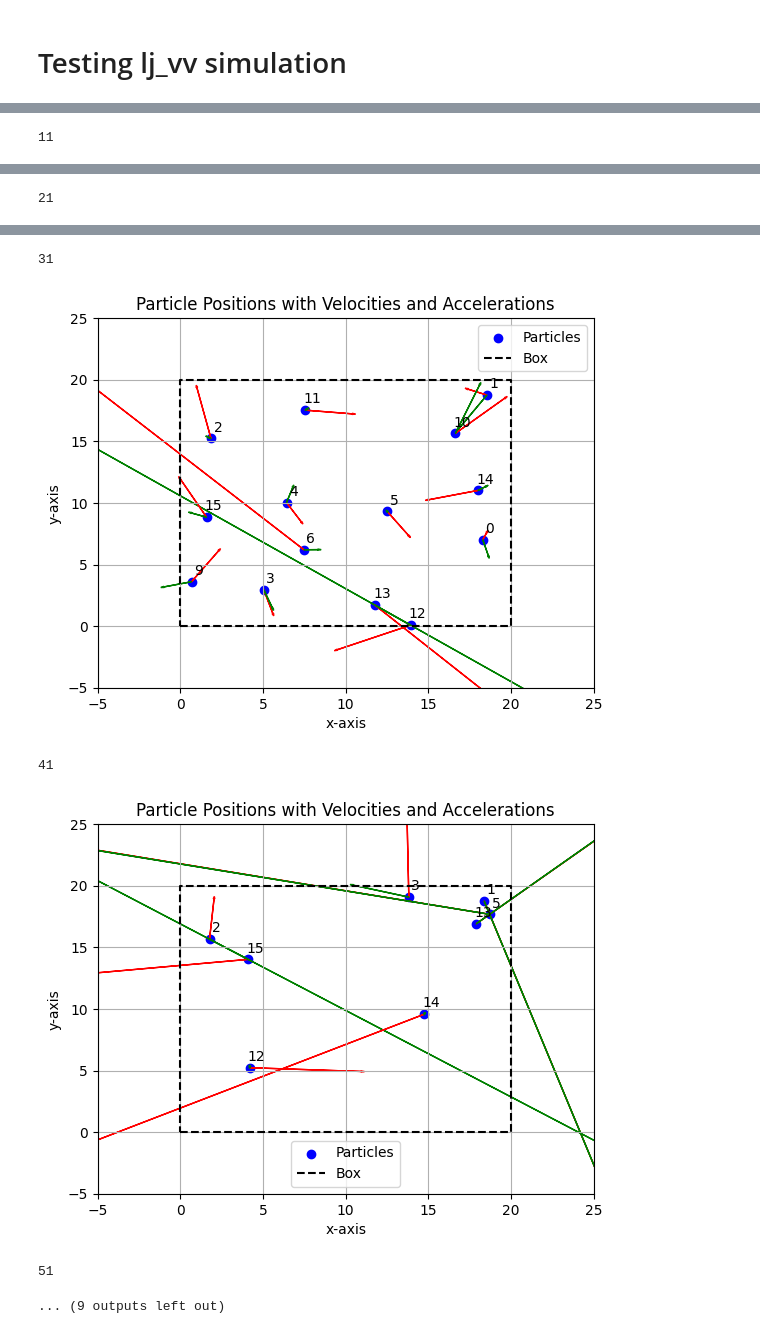
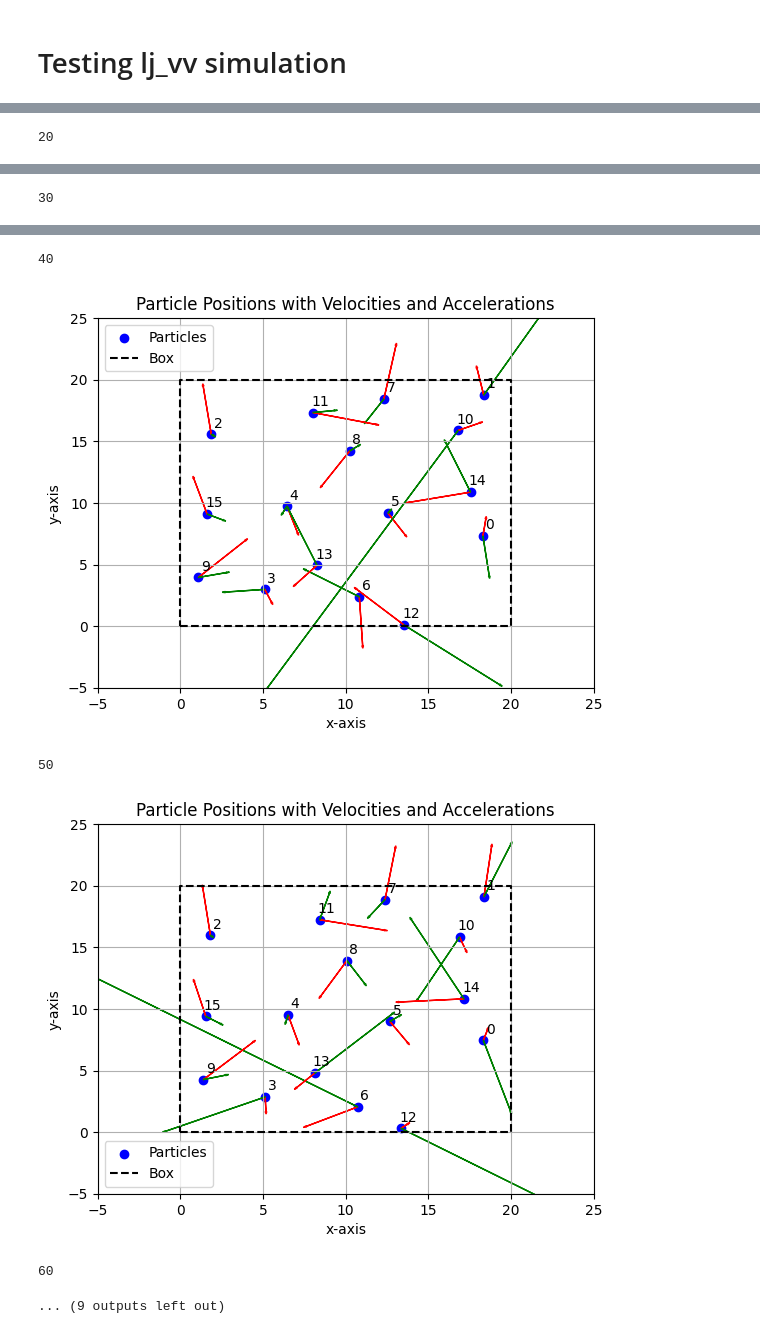
Before and after one commit to ISIPINK/MD_code_test, a Jupyter notebook: MD_program.ipynb, the cells around one changed output, grey strips where cells are left out. Drawn from its saved outputs; the diff is of its cells as text; code cells hidden in the pictures.

```diff
--- a/MD_program.ipynb
+++ b/MD_program.ipynb
@@ -269,9 +312,9 @@ sim_cons = Simulation_constants()
 sim = MD_simulation_lj_vv(sim_cons)
 
 sim.plt_points()
-for i in range(100):
+for _ in range(100):
     sim.step(dt=0.01)
-    if i%10 == 0:
+    if sim.total_steps%10 == 0:
         print(sim.total_steps)
         sim.plt_points()
 # %% [output]
@@ -281 +324 @@ for i in range(100):
-11
+20
@@ -283 +326 @@ for i in range(100):
-21
+30
@@ -285,6 +328,6 @@ for i in range(100):
-31
+40
-[figure, old version]
+[figure, new version]
-41
+50
-[figure, old version]
+[figure, new version]
-51
+60
 ... (9 outputs left out)
```
Also changed, not shown: parts of 5 cells of this notebook, 2 other files.
